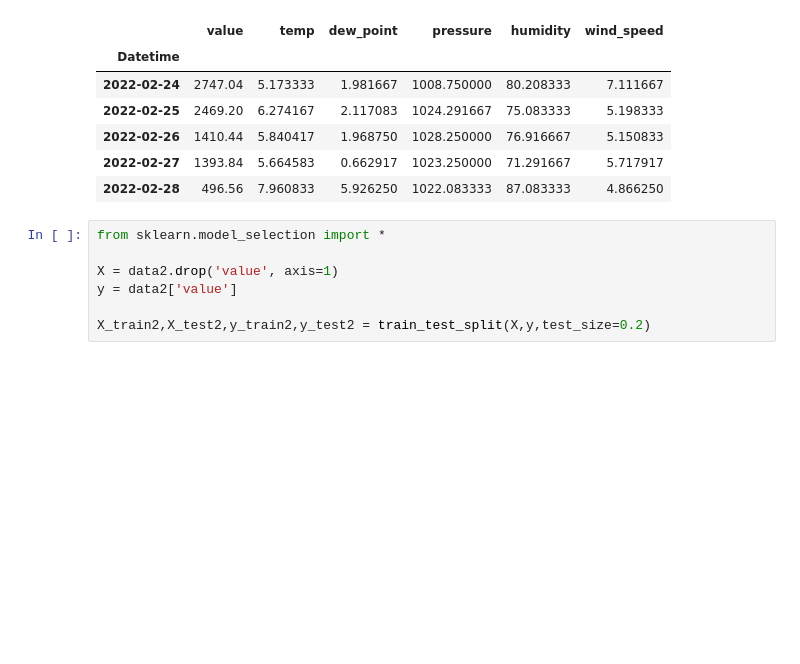
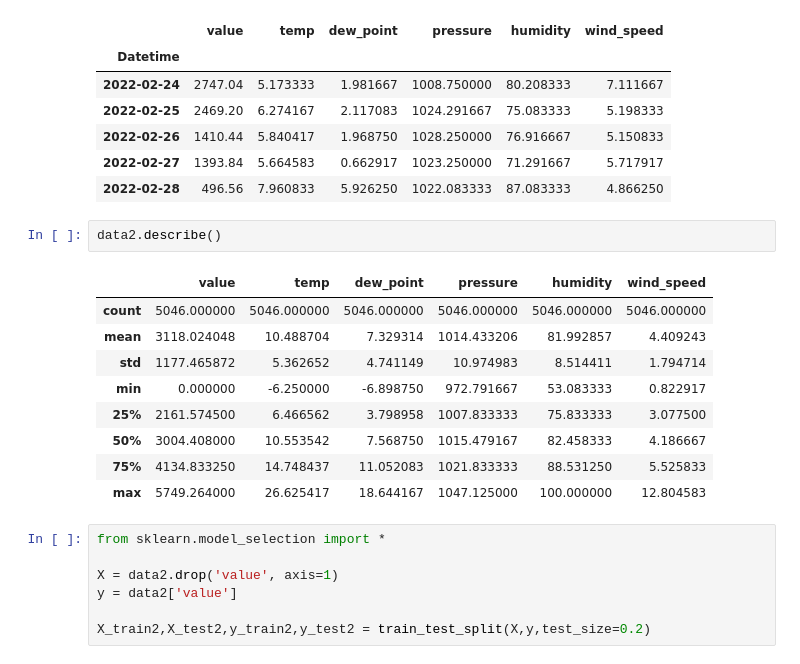
Before and after one commit to UsmanKolo/Master_Thesis, a Jupyter notebook: Notebooks/feature_importance.ipynb, the cells around one changed output. Saved outputs shown, nothing was run; the diff lists cells and outputs as text; blank space fills up the shorter version.

```diff
--- a/Notebooks/feature_importance.ipynb
+++ b/Notebooks/feature_importance.ipynb
@@ -164,6 +188,18 @@ data2.tail()
 | 2022-02-26 | 1410.44 | 5.840417 | 1.968750 | 1028.250000 | 76.916667 | 5.150833 |
 | 2022-02-27 | 1393.84 | 5.664583 | 0.662917 | 1023.250000 | 71.291667 | 5.717917 |
 | 2022-02-28 | 496.56 | 7.960833 | 5.926250 | 1022.083333 | 87.083333 | 4.866250 |
+# %%
+data2.describe()
+# %% [output]
+|  | value | temp | dew_point | pressure | humidity | wind_speed |
+| count | 5046.000000 | 5046.000000 | 5046.000000 | 5046.000000 | 5046.000000 | 5046.000000 |
+| mean | 3118.024048 | 10.488704 | 7.329314 | 1014.433206 | 81.992857 | 4.409243 |
+| std | 1177.465872 | 5.362652 | 4.741149 | 10.974983 | 8.514411 | 1.794714 |
+| min | 0.000000 | -6.250000 | -6.898750 | 972.791667 | 53.083333 | 0.822917 |
+| 25% | 2161.574500 | 6.466562 | 3.798958 | 1007.833333 | 75.833333 | 3.077500 |
+| 50% | 3004.408000 | 10.553542 | 7.568750 | 1015.479167 | 82.458333 | 4.186667 |
+| 75% | 4134.833250 | 14.748437 | 11.052083 | 1021.833333 | 88.531250 | 5.525833 |
+| max | 5749.264000 | 26.625417 | 18.644167 | 1047.125000 | 100.000000 | 12.804583 |
 # %%
 from sklearn.model_selection import *
 
```
Also changed, not shown: parts of 7 cells of this notebook.
